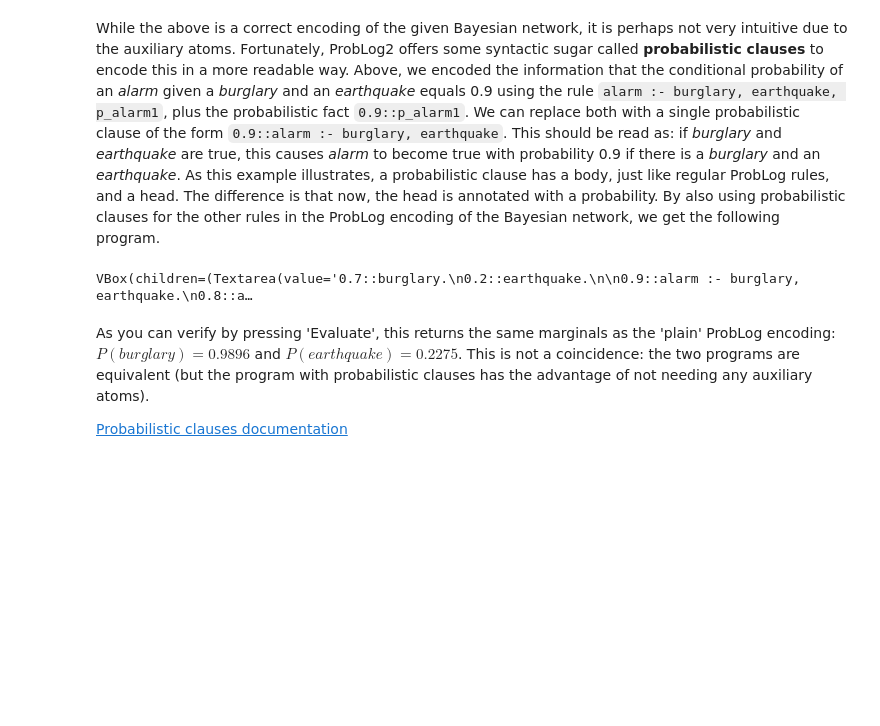
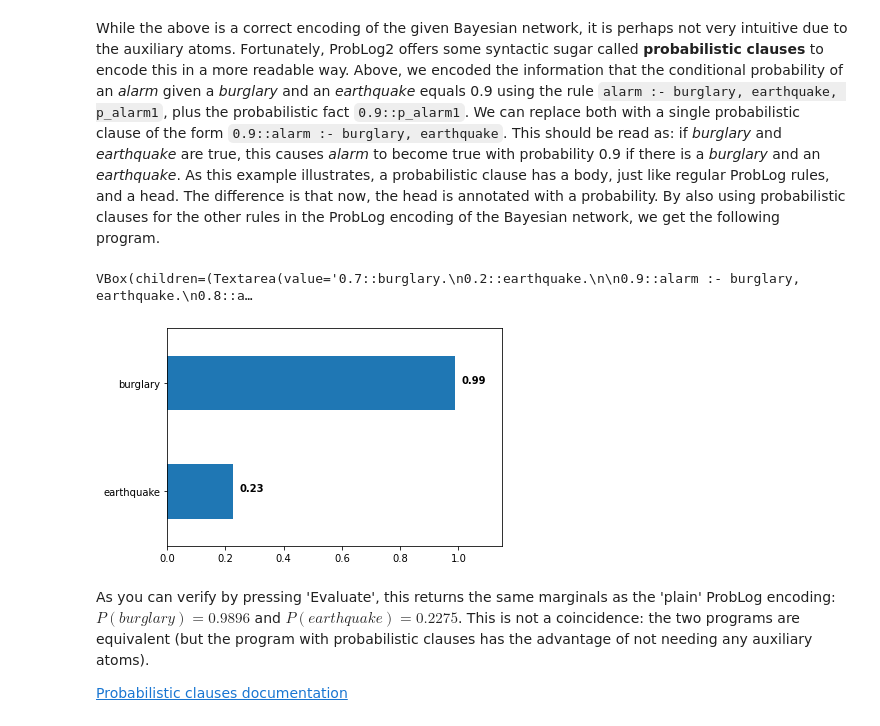
Before and after one commit to simply-logical/problog-book-template, a Jupyter notebook: _sources/src/text/bayesian_networks-mnb.ipynb, the cells around one changed output. Cells and saved outputs as stored; diff of their text form; code cells hidden in the pictures; blank space fills up the shorter version.

```diff
--- a/_sources/src/text/bayesian_networks-mnb.ipynb
+++ b/_sources/src/text/bayesian_networks-mnb.ipynb
@@ -163,7 +167,7 @@ When pressing 'Evaluate', ProbLog2 calculates the probability of there being a *
 # %% [markdown]
 While the above is a correct encoding of the given Bayesian network, it is perhaps not very intuitive due to the auxiliary atoms. Fortunately, ProbLog2 offers some syntactic sugar called **probabilistic clauses** to encode this in a more readable way. Above, we encoded the information that the conditional probability of an *alarm* given a *burglary* and an *earthquake* equals 0.9 using the rule `alarm :- burglary, earthquake, p_alarm1`, plus the probabilistic fact `0.9::p_alarm1`. We can replace both with a single probabilistic clause of the form `0.9::alarm :- burglary, earthquake`. This should be read as: if *burglary* and *earthquake* are true, this causes *alarm* to become true with probability 0.9 if there is a *burglary* and an *earthquake*. As this example illustrates, a probabilistic clause has a body, just like regular ProbLog rules, and a head. The difference is that now, the head is annotated with a probability. By also using probabilistic clauses for the other rules in the ProbLog encoding of the Bayesian network, we get the following program.
 # %%
-get_widget(
+probabilistic_clauses = (
 """0.7::burglary.
 0.2::earthquake.
 
@@ -175,8 +179,11 @@ evidence(alarm,true).
 query(burglary).
 query(earthquake)."""
 )
-# %% [output]
-VBox(children=(Textarea(value='0.7::burglary.\n0.2::earthquake.\n\n0.9::alarm :- burglary, earthquake.\n0.8::a…
+# %%
+get_widget(probabilistic_clauses)
+# %% [output]
+VBox(children=(Textarea(value='0.7::burglary.\n0.2::earthquake.\n\n0.9::alarm :- burglary, earthquake.\n0.8::a…
+[figure, added]
 # %% [markdown]
 As you can verify by pressing 'Evaluate', this returns the same marginals as the 'plain' ProbLog encoding: $P(burglary)=0.9896$ and $P(earthquake)=0.2275$. This is not a coincidence: the two programs are equivalent (but the program with probabilistic clauses has the advantage of not needing any auxiliary atoms).
 
```
Also changed, not shown: parts of 9 cells of this notebook, 12 other files.
